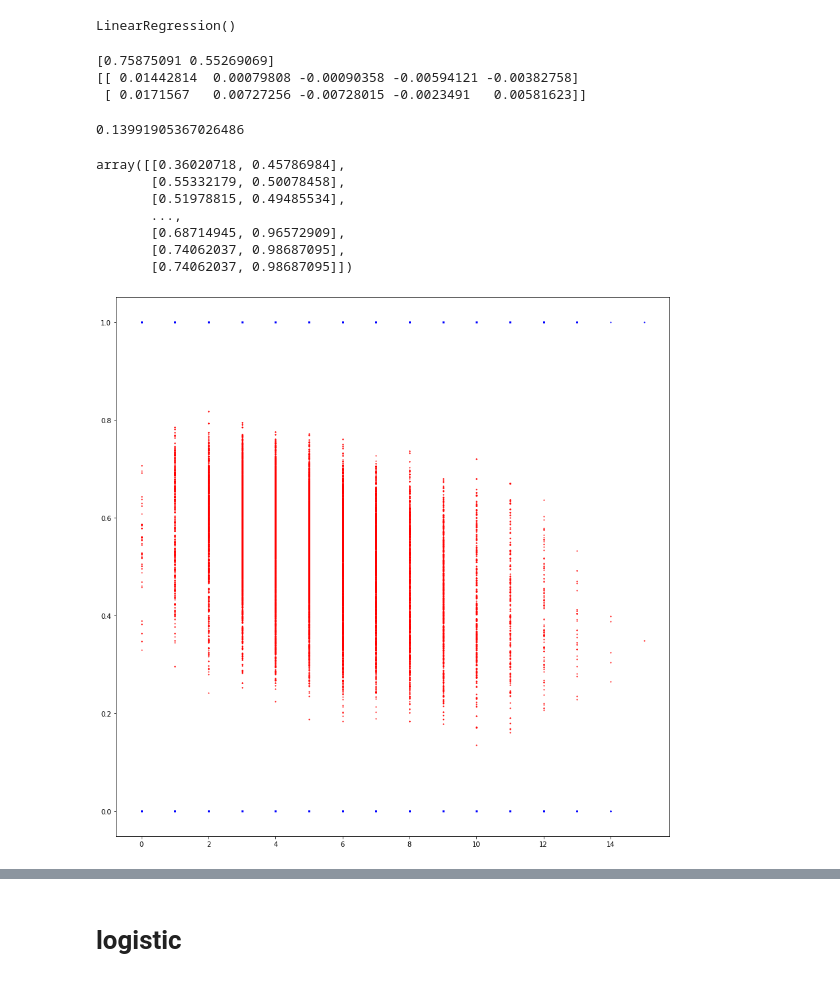
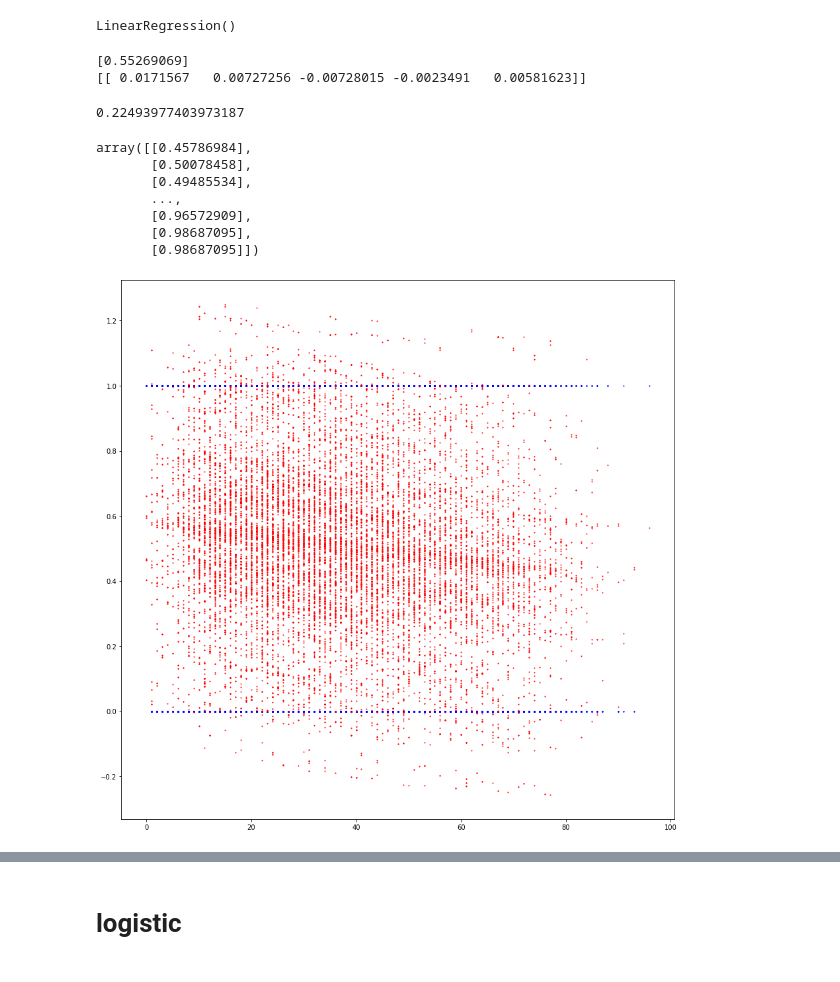
Before and after one commit to PeterEFrancis/gin-rummy-AI, a Jupyter notebook: python/alpha.ipynb, the cells around one changed output, grey strips where cells are left out. Cells and saved outputs as stored; diff of their text form; code cells hidden in the pictures.

```diff
--- a/python/alpha.ipynb
+++ b/python/alpha.ipynb
@@ -26,7 +26,7 @@ df
 18618 rows × 7 columns
 # %%
 X = df[["current_player","current_player_score","opponent_score","current_player_deadwood","current_player_num_hit_cards"]]
-y = df[["is_current_player_hand_winner", "is_current_player_game_winner"]]
+y = df[["is_current_player_game_winner"]]
 # %%
 linear_regressor = LinearRegression()
 linear_regressor.fit(X, y)
@@ -36,30 +36,29 @@ LinearRegression()
 print(linear_regressor.intercept_)
 print(linear_regressor.coef_)
 # %% [output]
-[0.75875091 0.55269069]
-[[ 0.01442814  0.00079808 -0.00090358 -0.00594121 -0.00382758]
- [ 0.0171567   0.00727256 -0.00728015 -0.0023491   0.00581623]]
+[0.55269069]
+[[ 0.0171567   0.00727256 -0.00728015 -0.0023491   0.00581623]]
 # %%
 linear_regressor.score(X, y)
 # %% [output]
-0.13991905367026486
+0.22493977403973187
 # %%
 y_pred = linear_regressor.predict(X)
 y_pred
 # %% [output]
-array([[0.36020718, 0.45786984],
-       [0.55332179, 0.50078458],
-       [0.51978815, 0.49485534],
+array([[0.45786984],
+       [0.50078458],
+       [0.49485534],
        ...,
-       [0.68714945, 0.96572909],
-       [0.74062037, 0.98687095],
-       [0.74062037, 0.98687095]])
+       [0.96572909],
+       [0.98687095],
+       [0.98687095]])
 # %%
 fig = plt.figure(figsize=(15,15))
-plt.scatter(X[['current_player_num_hit_cards']], y[["is_current_player_hand_winner"]], s=1, color='blue')
-plt.scatter(X[['current_player_num_hit_cards']], y_pred.T[0], s=1, color='red')
+plt.scatter(X[['current_player_deadwood']], y[["is_current_player_game_winner"]], s=1, color='blue')
+plt.scatter(X[['current_player_deadwood']], y_pred.T[0], s=1, color='red')
 plt.show()
 # %% [output]
-[figure, old version]
+[figure, new version]
 # %%
 def jitter(arr):
```
Also changed, not shown: parts of 3 cells of this notebook, 12 other files.
